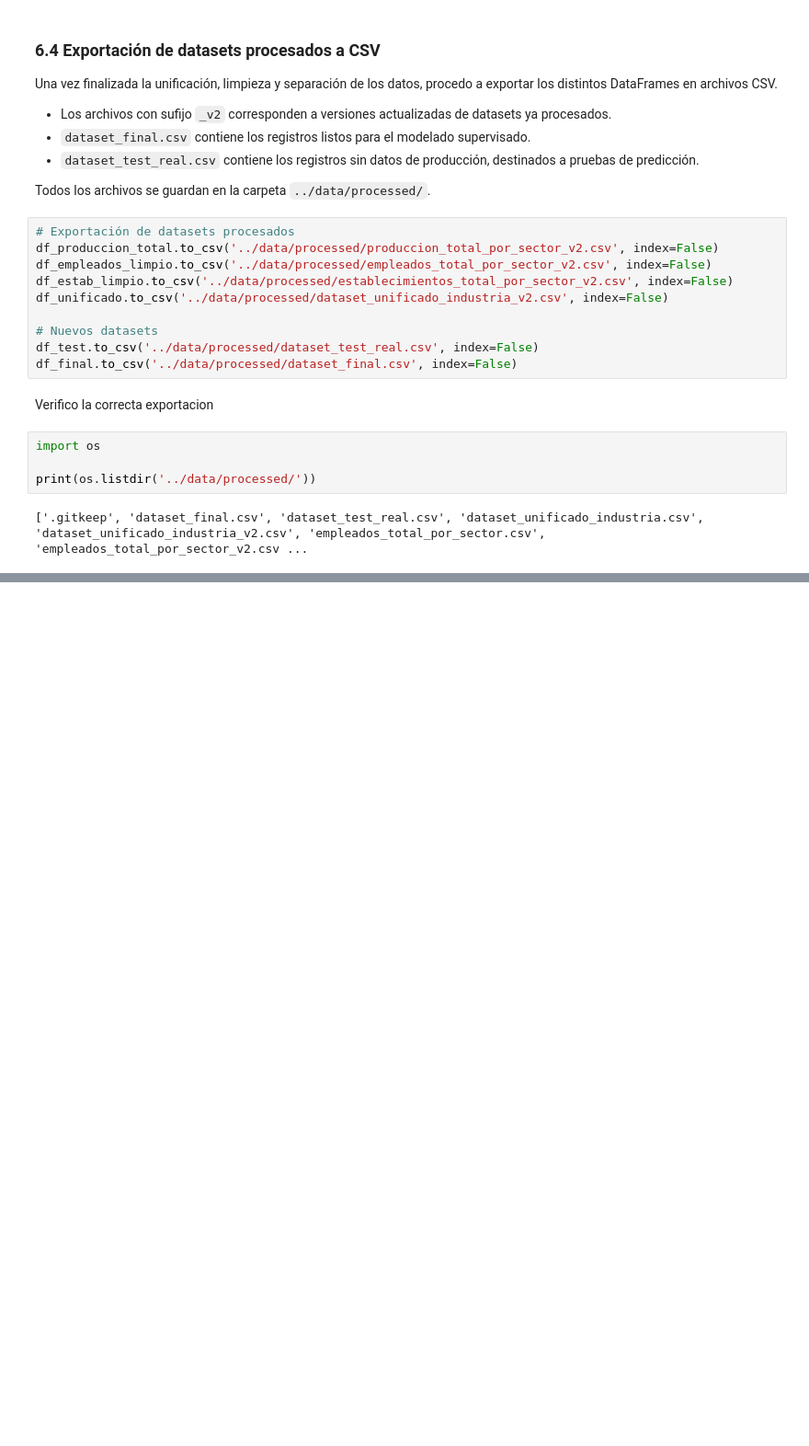
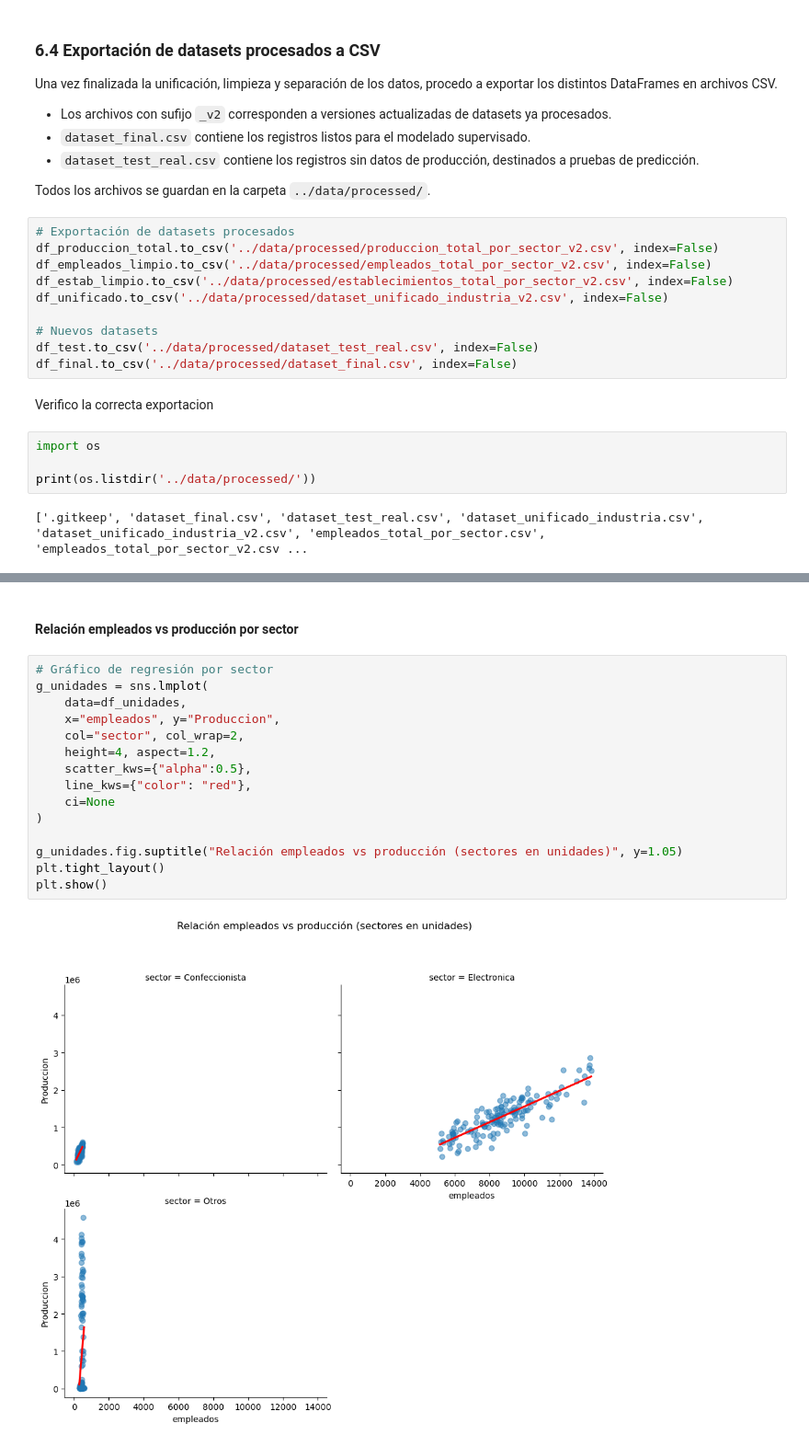
Before and after one commit to lunalucianoj/produccion-industrial-tdf, a Jupyter notebook: notebooks/01_exploracion_y_union_datasets.ipynb, the cells around one changed output, grey strips where cells are left out. Shown at 92% size. Cells and saved outputs as stored; diff of their text form; blank space fills up the shorter version.

```diff
--- a/notebooks/01_exploracion_y_union_datasets.ipynb
+++ b/notebooks/01_exploracion_y_union_datasets.ipynb
@@ -1394,0 +1584,19 @@ print(os.listdir('../data/processed/'))
+# %% [markdown]
+#### Relación empleados vs producción por sector
+# %%
+# Gráfico de regresión por sector
+g_unidades = sns.lmplot(
+    data=df_unidades,
+    x="empleados", y="Produccion",
+    col="sector", col_wrap=2,
+    height=4, aspect=1.2,
+    scatter_kws={"alpha":0.5},
+    line_kws={"color": "red"},
+    ci=None
+)
+
+g_unidades.fig.suptitle("Relación empleados vs producción (sectores en unidades)", y=1.05)
+plt.tight_layout()
+plt.show()
+# %% [output]
+[figure, added]
```
Also changed, not shown: parts of 30 cells of this notebook.
